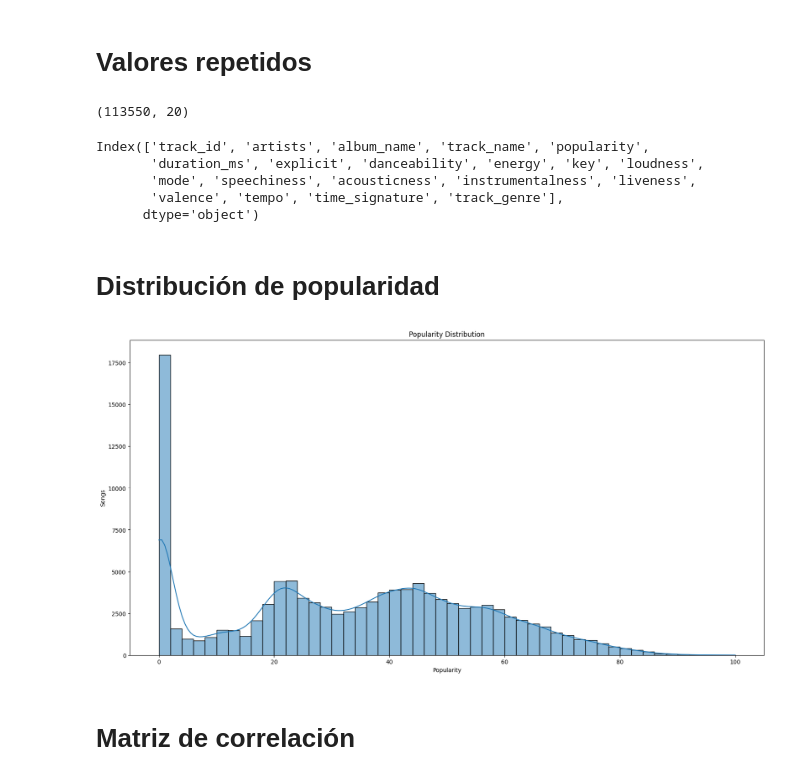
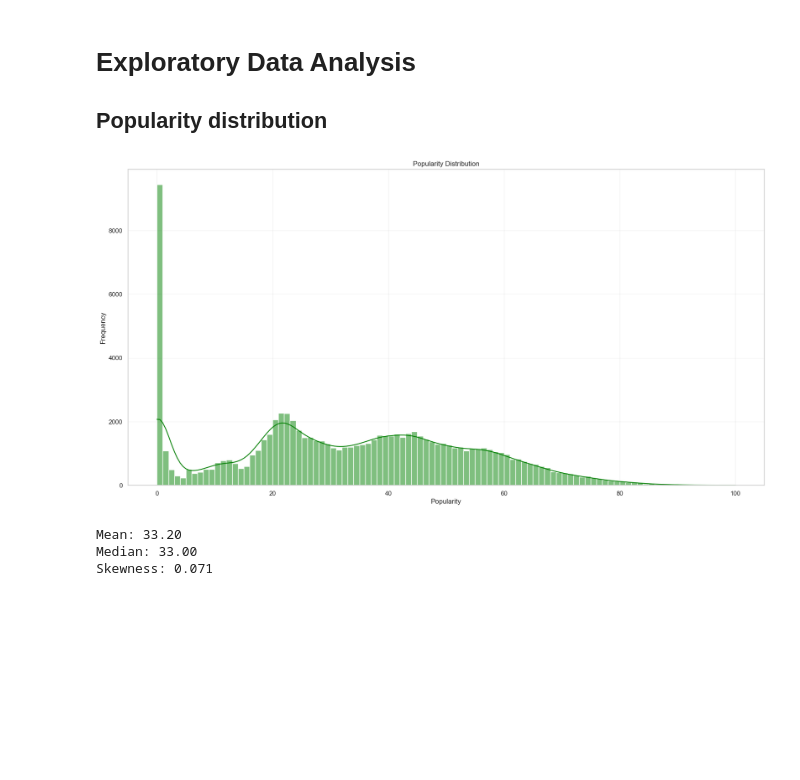
Before and after one commit to diplomadoequipo908-a11y/Proyecto-modulo-5, a Jupyter notebook: spotify_analysis.ipynb, the cells around one changed output. Drawn from its saved outputs; the diff is of its cells as text; code cells hidden in the pictures; blank space fills up the shorter version.

```diff
--- a/spotify_analysis.ipynb
+++ b/spotify_analysis.ipynb
@@ -32,0 +15,10 @@ max       243.372000        5.000000
+# %%
+# Load data
+url = "https://raw.githubusercontent.com/diplomadoequipo908-a11y/Proyecto-modulo-5/main/dataset.csv"
+raw = pd.read_csv(url)
+raw = raw.drop(columns=['Unnamed: 0'])
+# Drop duplicates on track_id keep unique tracks.
+df = raw.drop_duplicates(subset='track_id').copy().reset_index(drop=True)
+print('Raw data:',raw.shape)
+print('Unique tracks data:',df.shape)
+df.describe()
@@ -33 +63,5 @@ max       243.372000        5.000000
+# %%
+df['duration_ms'] = np.log1p(
+    df['duration_ms']
+)
 # %% [markdown]
@@ -42,30 +89,27 @@ artists       1
 dtype: int64
-# %% [markdown]
-# Valores repetidos
-# %%
-# Duplicates
-df = df.drop_duplicates()
-df.shape
-# %% [output]
-(113550, 20)
-# %%
-print(df.columns)
-# %% [output]
-Index(['track_id', 'artists', 'album_name', 'track_name', 'popularity',
-       'duration_ms', 'explicit', 'danceability', 'energy', 'key', 'loudness',
-       'mode', 'speechiness', 'acousticness', 'instrumentalness', 'liveness',
-       'valence', 'tempo', 'time_signature', 'track_genre'],
-      dtype='object')
+# %%
+# Fill null values
+for col in ['track_name', 'album_name', 'artists']:
+    if col in df.columns:
+        df[col] = df[col].fillna('Unknown')
 # %% [markdown]
-# Distribución de popularidad
+# Exploratory Data Analysis
+## Popularity distribution
 # %%
 plt.figure(figsize=(20,10))
-sns.histplot(df['popularity'], bins=50, kde=True)
+sns.histplot(df['popularity'], bins=100, kde=True,color='green')
 plt.title('Popularity Distribution')
 plt.xlabel('Popularity')
-plt.ylabel('Songs')
+plt.ylabel('Frequency')
+plt.grid(alpha=0.3)
 plt.show()
 # %% [output]
-[figure, old version]
+[figure, new version]
-# %% [markdown]
-# Matriz de correlación
+# %%
+print(f"Mean: {df['popularity'].mean():.2f}")
+print(f"Median: {df['popularity'].median():.2f}")
+print(f"Skewness: {skew(df['popularity']):.3f}")
+# %% [output]
+Mean: 33.20
+Median: 33.00
+Skewness: 0.071
```
Also changed, not shown: parts of 21 cells of this notebook.
